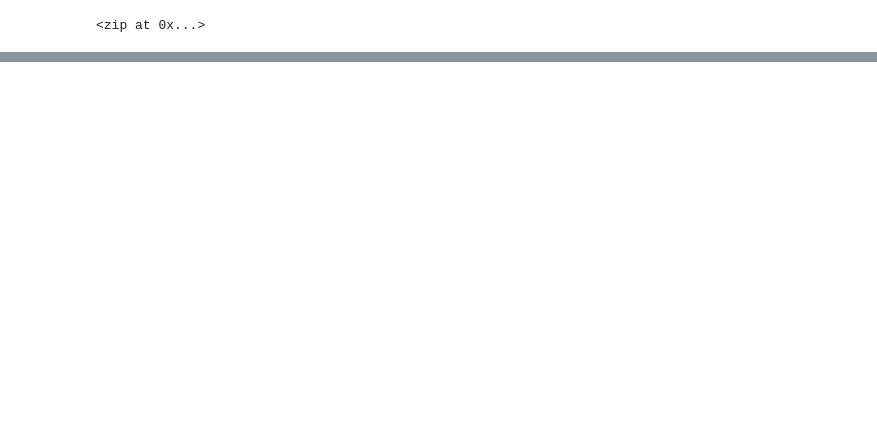
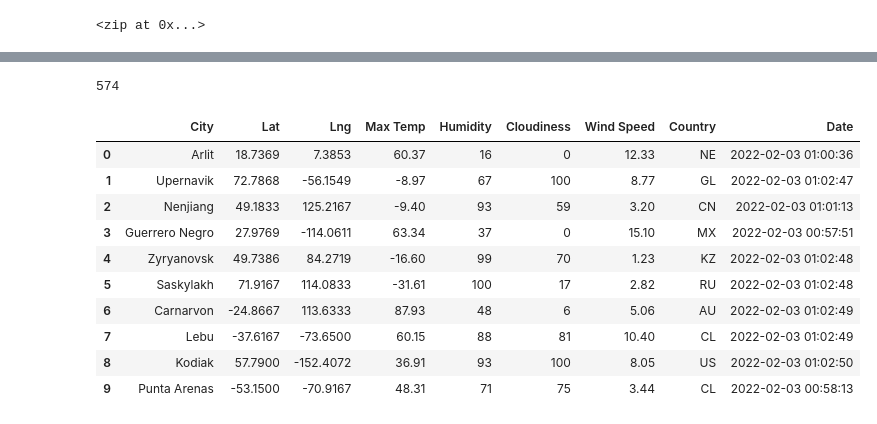
Before and after one commit to gonzalezbrittany/World_Weather_Analysis2, a Jupyter notebook: WeatherPy.ipynb, the cells around one changed output, grey strips where cells are left out. Saved outputs shown, nothing was run; the diff lists cells and outputs as text; code cells hidden in the pictures; blank space fills up the shorter version.

Commit message:
Web Data DataFrame

```diff
--- a/WeatherPy.ipynb
+++ b/WeatherPy.ipynb
@@ -33,0 +44,3 @@ len(cities)
+# %%
+# Starting URL for Weather Map API Call.
+url = "http://api.openweathermap.org/data/2.5/weather?units=Imperial&APPID=" + weather_api_key
@@ -33,0 +127,20 @@ len(cities)
+# %%
+len(city_data)
+# %% [output]
+574
+# %%
+# Convert the array of dictionaries to a Pandas DataFrame.
+city_data_df = pd.DataFrame(city_data)
+city_data_df.head(10)
+# %% [output]
+|  | City | Lat | Lng | Max Temp | Humidity | Cloudiness | Wind Speed | Country | Date |
+| 0 | Arlit | 18.7369 | 7.3853 | 60.37 | 16 | 0 | 12.33 | NE | 2022-02-03 01:00:36 |
+| 1 | Upernavik | 72.7868 | -56.1549 | -8.97 | 67 | 100 | 8.77 | GL | 2022-02-03 01:02:47 |
+| 2 | Nenjiang | 49.1833 | 125.2167 | -9.40 | 93 | 59 | 3.20 | CN | 2022-02-03 01:01:13 |
+| 3 | Guerrero Negro | 27.9769 | -114.0611 | 63.34 | 37 | 0 | 15.10 | MX | 2022-02-03 00:57:51 |
+| 4 | Zyryanovsk | 49.7386 | 84.2719 | -16.60 | 99 | 70 | 1.23 | KZ | 2022-02-03 01:02:48 |
+| 5 | Saskylakh | 71.9167 | 114.0833 | -31.61 | 100 | 17 | 2.82 | RU | 2022-02-03 01:02:48 |
+| 6 | Carnarvon | -24.8667 | 113.6333 | 87.93 | 48 | 6 | 5.06 | AU | 2022-02-03 01:02:49 |
+| 7 | Lebu | -37.6167 | -73.6500 | 60.15 | 88 | 81 | 10.40 | CL | 2022-02-03 01:02:49 |
+| 8 | Kodiak | 57.7900 | -152.4072 | 36.91 | 93 | 100 | 8.05 | US | 2022-02-03 01:02:50 |
+| 9 | Punta Arenas | -53.1500 | -70.9167 | 48.31 | 71 | 75 | 3.44 | CL | 2022-02-03 00:58:13 |
```
Also changed, not shown: parts of 7 cells of this notebook, 3 other files.
